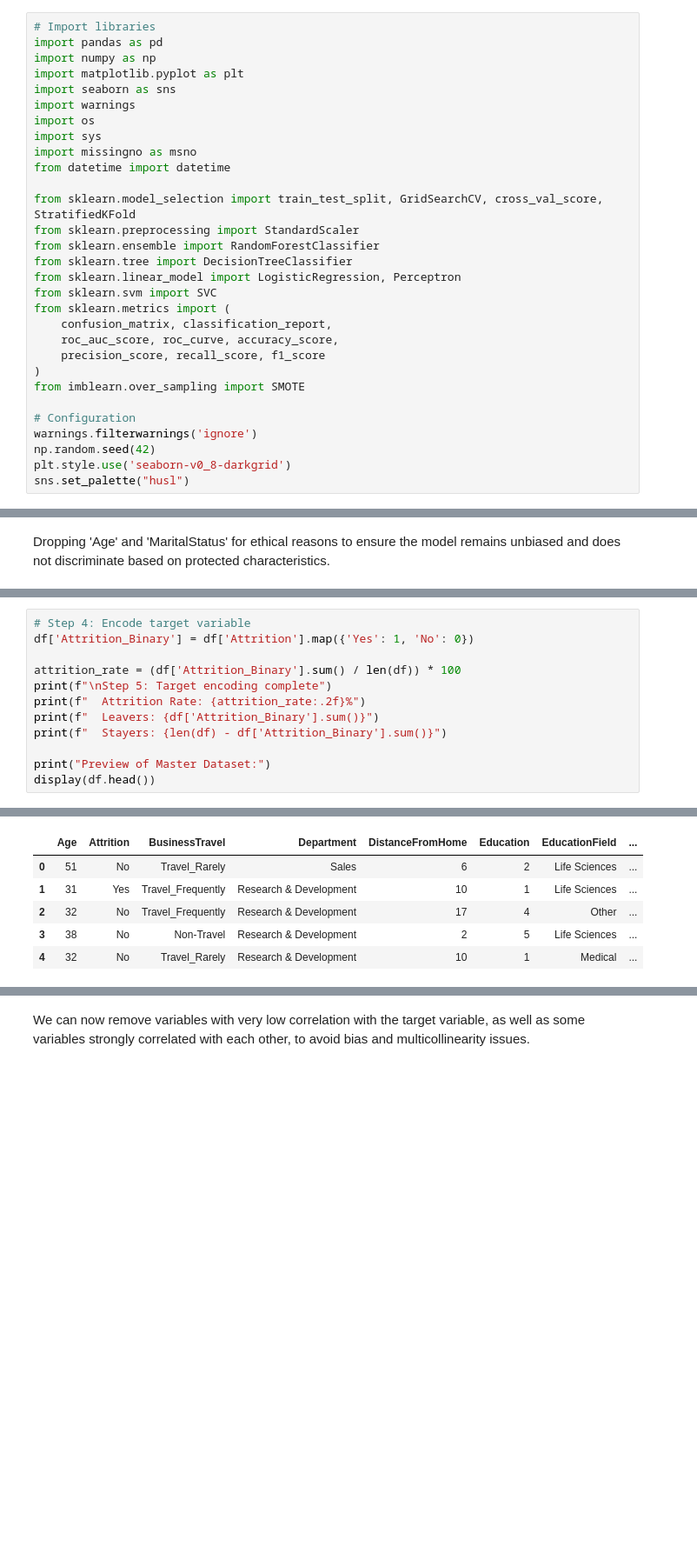
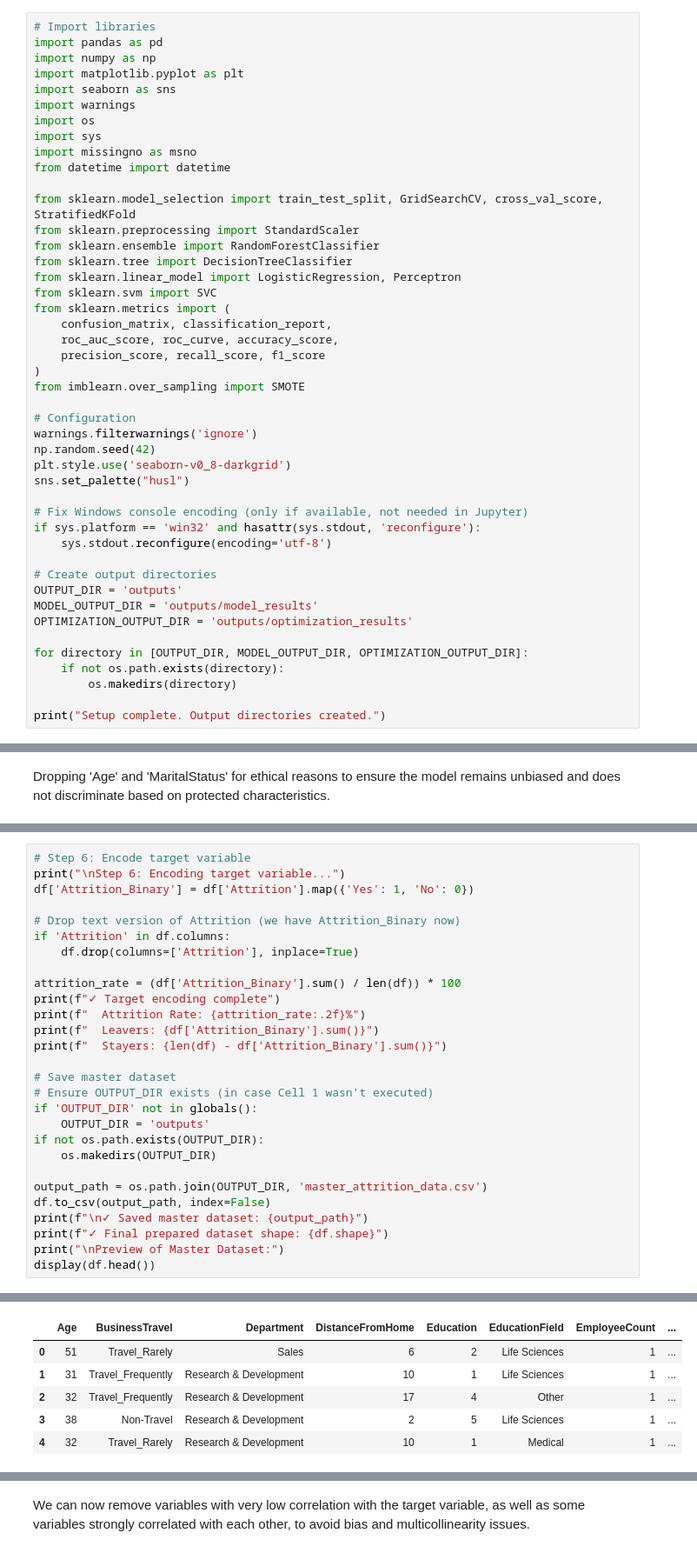
Before and after one commit to v-gayte/AI-Projet, a Jupyter notebook: attrition_analysis_complete.ipynb, the cells around one changed output, grey strips where cells are left out. Shown at 87% size. Drawn from its saved outputs; the diff is of its cells as text; blank space fills up the shorter version.

```diff
--- a/attrition_analysis_complete.ipynb
+++ b/attrition_analysis_complete.ipynb
@@ -56,3 +56,18 @@ warnings.filterwarnings('ignore')
 np.random.seed(42)
 plt.style.use('seaborn-v0_8-darkgrid')
 sns.set_palette("husl")
+
+# Fix Windows console encoding (only if available, not needed in Jupyter)
+if sys.platform == 'win32' and hasattr(sys.stdout, 'reconfigure'):
+    sys.stdout.reconfigure(encoding='utf-8')
+
+# Create output directories
+OUTPUT_DIR = 'outputs'
+MODEL_OUTPUT_DIR = 'outputs/model_results'
+OPTIMIZATION_OUTPUT_DIR = 'outputs/optimization_results'
+
+for directory in [OUTPUT_DIR, MODEL_OUTPUT_DIR, OPTIMIZATION_OUTPUT_DIR]:
+    if not os.path.exists(directory):
+        os.makedirs(directory)
+
+print("Setup complete. Output directories created.")
@@ -204,14 +219,30 @@ Step 3: Engineering features...
 ✓ Final dataset shape: (4410, 38)
 # %%
-# Step 4: Encode target variable
+# Step 6: Encode target variable
+print("\nStep 6: Encoding target variable...")
 df['Attrition_Binary'] = df['Attrition'].map({'Yes': 1, 'No': 0})
 
+# Drop text version of Attrition (we have Attrition_Binary now)
+if 'Attrition' in df.columns:
+    df.drop(columns=['Attrition'], inplace=True)
+
 attrition_rate = (df['Attrition_Binary'].sum() / len(df)) * 100
-print(f"\nStep 5: Target encoding complete")
+print(f"✓ Target encoding complete")
 print(f"  Attrition Rate: {attrition_rate:.2f}%")
 print(f"  Leavers: {df['Attrition_Binary'].sum()}")
 print(f"  Stayers: {len(df) - df['Attrition_Binary'].sum()}")
 
-print("Preview of Master Dataset:")
+# Save master dataset
+# Ensure OUTPUT_DIR exists (in case Cell 1 wasn't executed)
+if 'OUTPUT_DIR' not in globals():
+    OUTPUT_DIR = 'outputs'
+if not os.path.exists(OUTPUT_DIR):
+    os.makedirs(OUTPUT_DIR)
+
+output_path = os.path.join(OUTPUT_DIR, 'master_attrition_data.csv')
+df.to_csv(output_path, index=False)
+print(f"\n✓ Saved master dataset: {output_path}")
+print(f"✓ Final prepared dataset shape: {df.shape}")
+print("\nPreview of Master Dataset:")
 display(df.head())
 # %% [output]
@@ -222,7 +258,7 @@ Step 5: Target encoding complete
 Preview of Master Dataset:
-|  | Age | Attrition | BusinessTravel | Department | DistanceFromHome | Education | EducationField | ... |
-| 0 | 51 | No | Travel_Rarely | Sales | 6 | 2 | Life Sciences | ... |
-| 1 | 31 | Yes | Travel_Frequently | Research & Development | 10 | 1 | Life Sciences | ... |
-| 2 | 32 | No | Travel_Frequently | Research & Development | 17 | 4 | Other | ... |
-| 3 | 38 | No | Non-Travel | Research & Development | 2 | 5 | Life Sciences | ... |
-| 4 | 32 | No | Travel_Rarely | Research & Development | 10 | 1 | Medical | ... |
+|  | Age | BusinessTravel | Department | DistanceFromHome | Education | EducationField | EmployeeCount | ... |
+| 0 | 51 | Travel_Rarely | Sales | 6 | 2 | Life Sciences | 1 | ... |
+| 1 | 31 | Travel_Frequently | Research & Development | 10 | 1 | Life Sciences | 1 | ... |
+| 2 | 32 | Travel_Frequently | Research & Development | 17 | 4 | Other | 1 | ... |
+| 3 | 38 | Non-Travel | Research & Development | 2 | 5 | Life Sciences | 1 | ... |
+| 4 | 32 | Travel_Rarely | Research & Development | 10 | 1 | Medical | 1 | ... |
```
Also changed, not shown: parts of 24 cells of this notebook.
